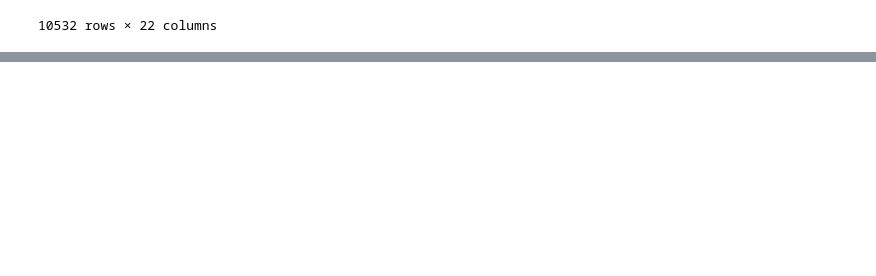
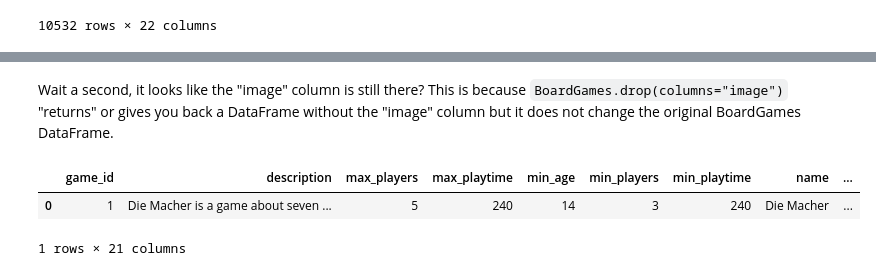
Before and after one commit to kessj/python-tutorial, a Jupyter notebook: notebooks/0_intro.ipynb, the cells around one changed output, grey strips where cells are left out. Cells and saved outputs as stored; diff of their text form; code cells hidden in the pictures; blank space fills up the shorter version.

```diff
--- a/notebooks/0_intro.ipynb
+++ b/notebooks/0_intro.ipynb
@@ -56,0 +90,10 @@ BoardGames
+# %% [markdown]
+Wait a second, it looks like the "image" column is still there? This is because `BoardGames.drop(columns="image")` "returns" or gives you back a DataFrame without the "image" column but it does not change the original BoardGames DataFrame.
+# %%
+# For example if we store the returned DataFrame with the "image" column dropped as "ReturnedBG"
+ReturnedBG = BoardGames.drop(columns="image")
+ReturnedBG.head(1) # Now we have a new DataFrame but the original BoardGames DataFrame has not changed
+# %% [output]
+|  | game_id | description | max_players | max_playtime | min_age | min_players | min_playtime | name | ... |
+| 0 | 1 | Die Macher is a game about seven ... | 5 | 240 | 14 | 3 | 240 | Die Macher | ... |
+1 rows × 21 columns
```
Also changed, not shown: parts of 8 cells of this notebook, 5 other files.
